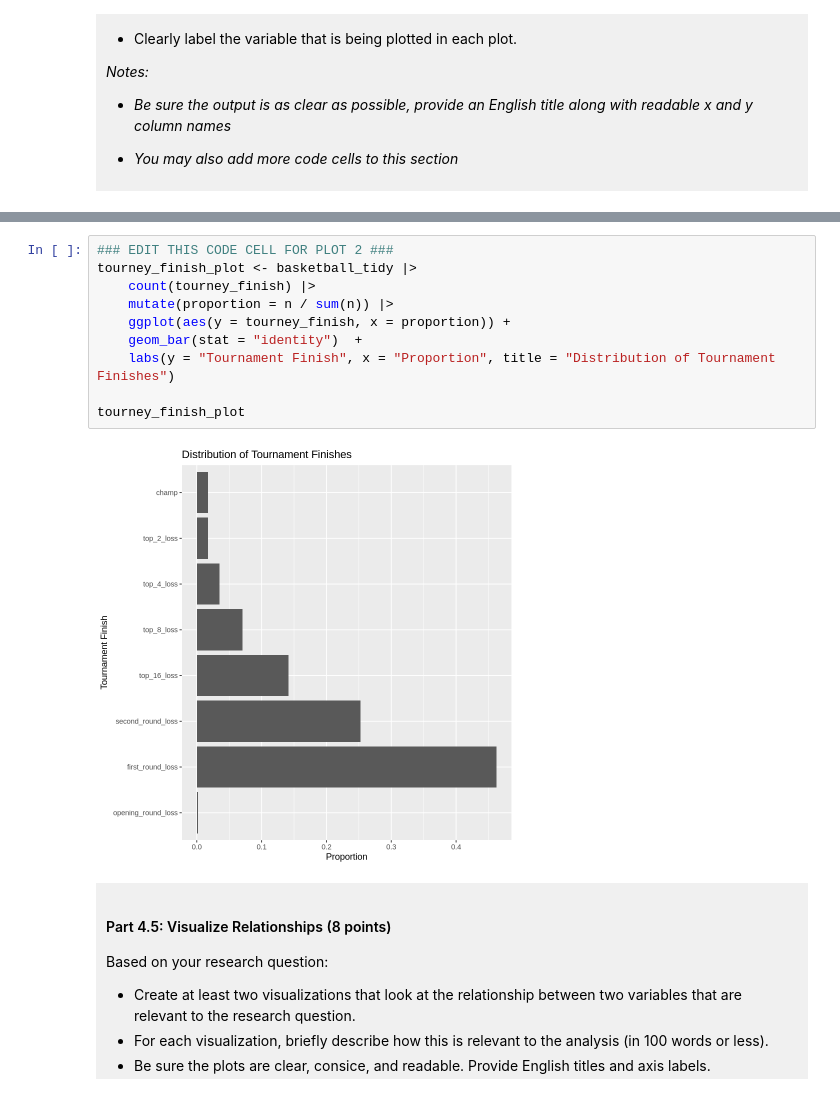
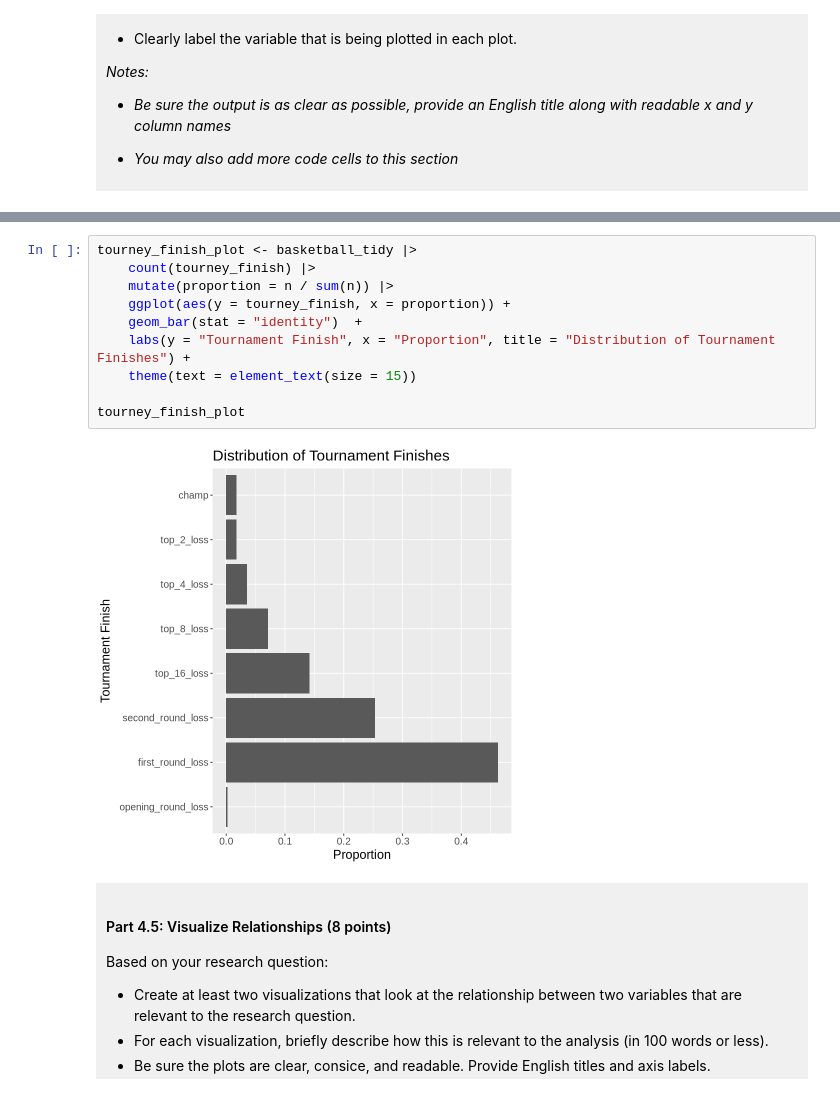
Before and after one commit to cliupatra/dsci-100-project-alexis-liu, a Jupyter notebook: dsci-100-project-notebook.ipynb, the cells around one changed output, grey strips where cells are left out. Cells and saved outputs as stored; diff of their text form.

```diff
--- a/dsci-100-project-notebook.ipynb
+++ b/dsci-100-project-notebook.ipynb
@@ -365,15 +366,15 @@ total_wins_plot
 # %%
-### EDIT THIS CODE CELL FOR PLOT 2 ###
 tourney_finish_plot <- basketball_tidy |>
     count(tourney_finish) |>
     mutate(proportion = n / sum(n)) |>
     ggplot(aes(y = tourney_finish, x = proportion)) +
     geom_bar(stat = "identity")  +
-    labs(y = "Tournament Finish", x = "Proportion", title = "Distribution of Tournament Finishes")
+    labs(y = "Tournament Finish", x = "Proportion", title = "Distribution of Tournament Finishes") +
+    theme(text = element_text(size = 15))
 
 tourney_finish_plot
 # %% [output]
-[figure, old version]
+[figure, new version]
 # %% [markdown]
 <div style="background-color: #f0f0f0; padding: 10px;">
 
```
Also changed, not shown: parts of 5 cells of this notebook.
